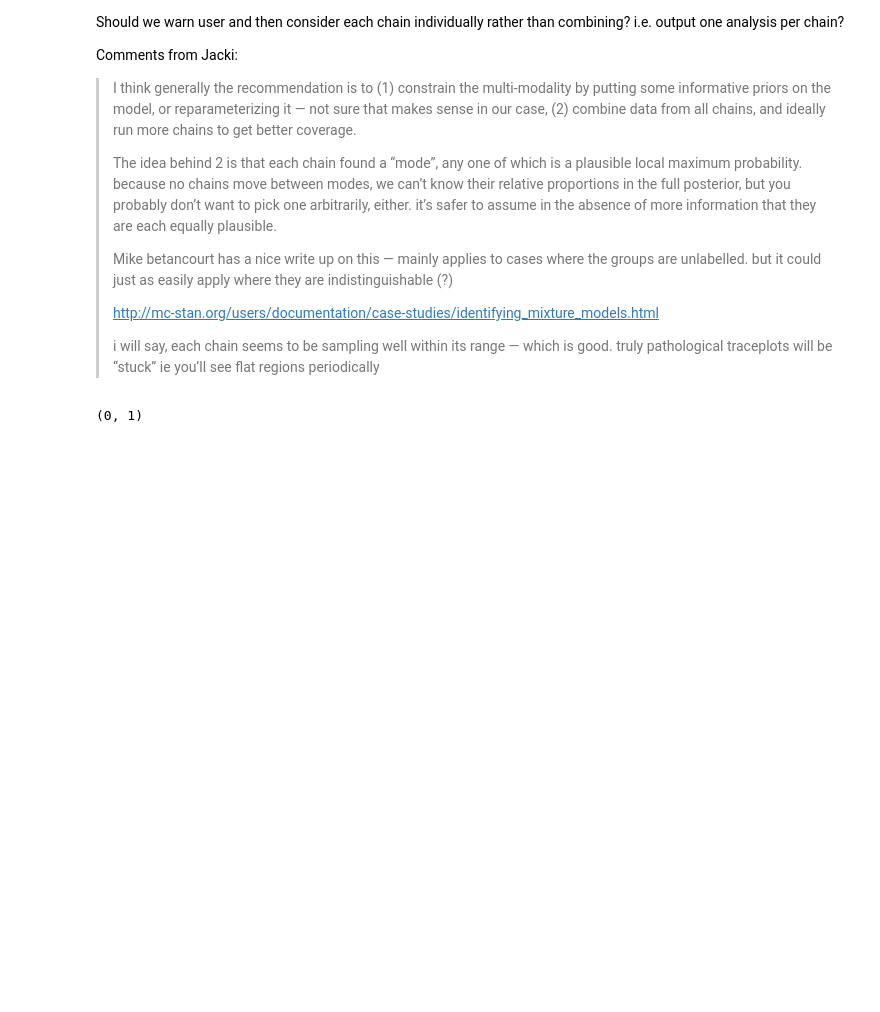
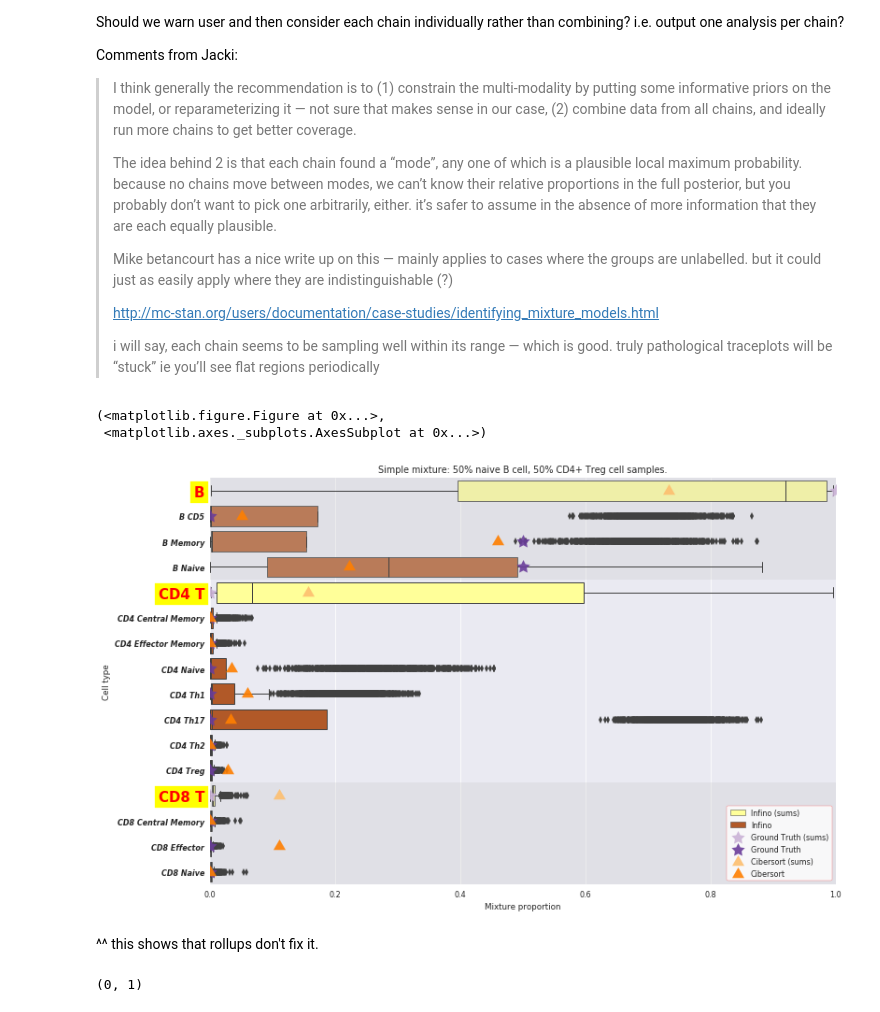
Before and after one commit to hammerlab/immune-infiltrate-explorations, a Jupyter notebook: model-single-origin-samples/2.2.1 informative priors -- analysis.ipynb, the cells around one changed output. Drawn from its saved outputs; the diff is of its cells as text; code cells hidden in the pictures; blank space fills up the shorter version.

Commit message:
rollups don't help in that informative priors problematic case

```diff
--- a/model-single-origin-samples/2.2.1 informative priors -- analysis.ipynb
+++ b/model-single-origin-samples/2.2.1 informative priors -- analysis.ipynb
@@ -824,6 +824,15 @@ Comments from Jacki:
 > http://mc-stan.org/users/documentation/case-studies/identifying_mixture_models.html
 >
 > i will say, each chain seems to be sampling well within its range — which is good. truly pathological traceplots will be “stuck” ie you’ll see flat regions periodically
+# %%
+plot_single_mixture_results(extract_values_for_mixture_by_id(1),
+                                   'Simple mixture: 50% naive B cell, 50% CD4+ Treg cell samples.')
+# %% [output]
+(<matplotlib.figure.Figure at 0x...>,
+ <matplotlib.axes._subplots.AxesSubplot at 0x...>)
+[figure, added]
+# %% [markdown]
+^^ this shows that rollups don't fix it.
 # %%
 g = plots.traceplot(
     all_traces_df3[(all_traces_df3['sample_id'] == 1)
```
